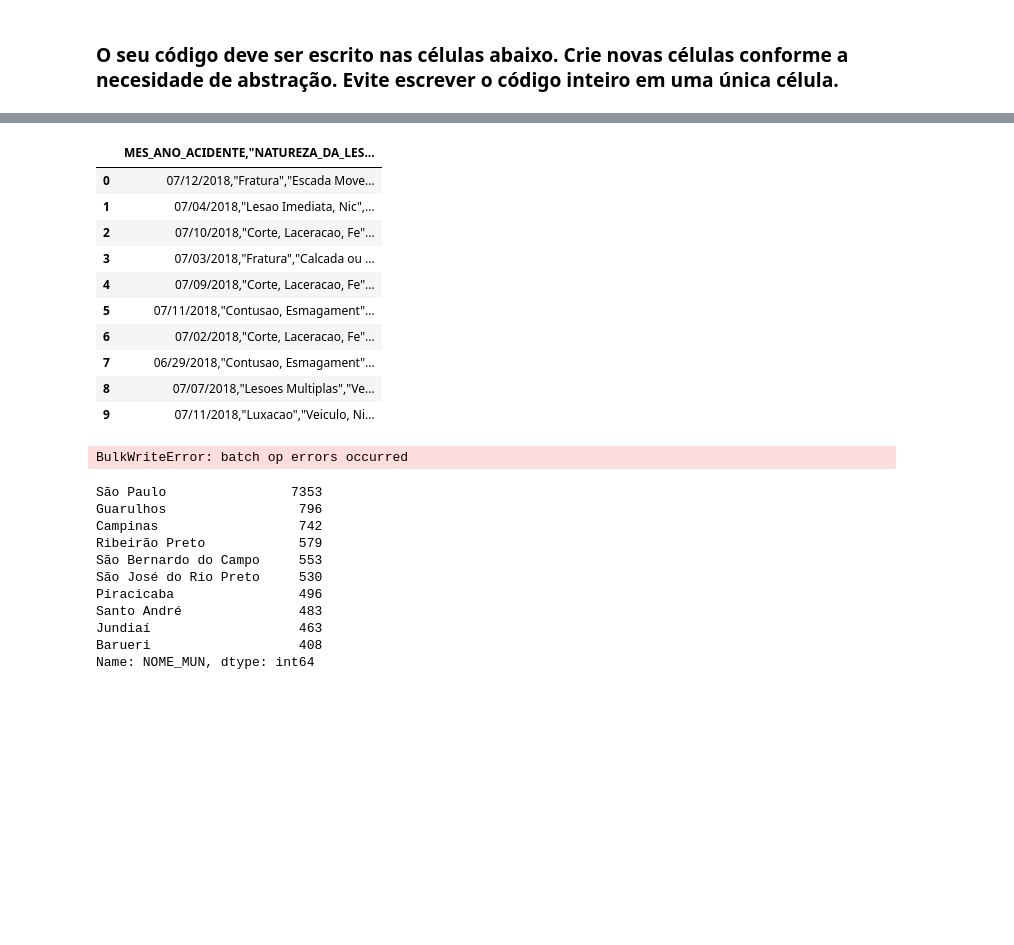
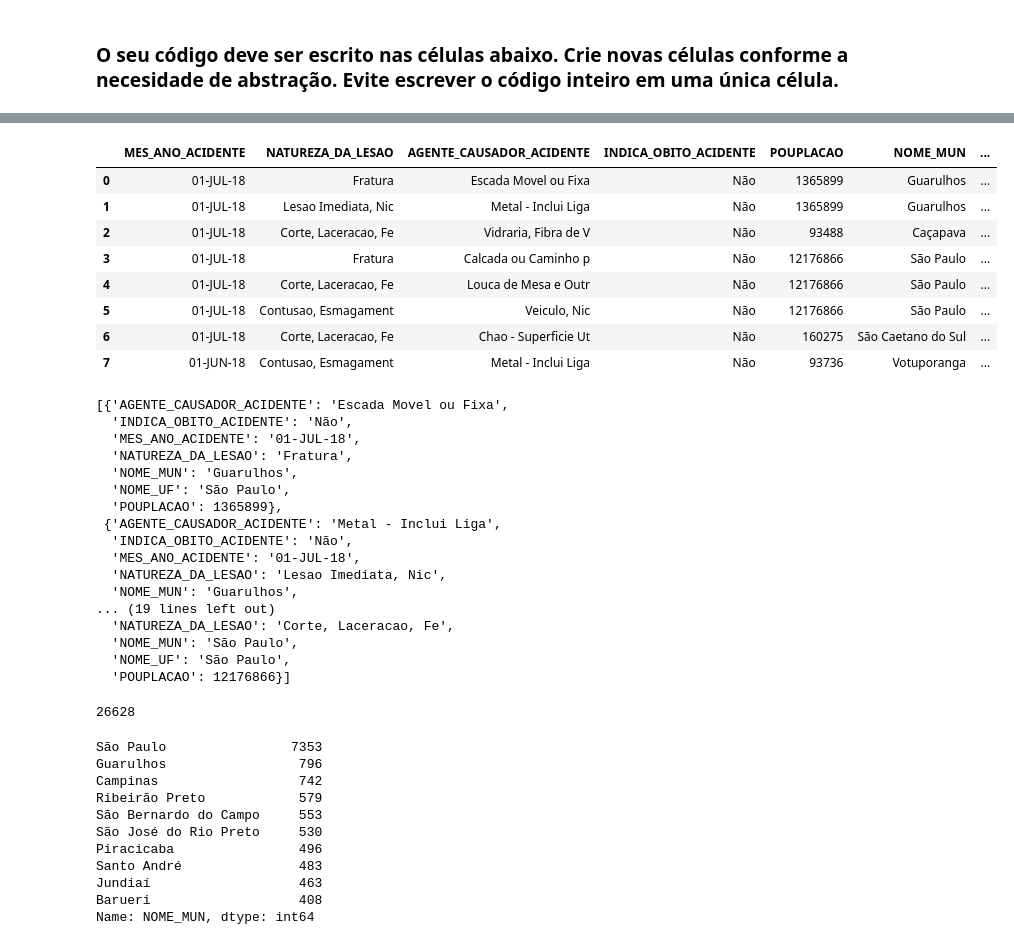
Before and after one commit to brunaoliveira/acidentes_de_trabalho, a Jupyter notebook: Enunciado_T2_final.ipynb, the cells around one changed output, grey strips where cells are left out. Drawn from its saved outputs; the diff is of its cells as text; code cells hidden in the pictures; blank space fills up the shorter version.

```diff
--- a/Enunciado_T2_final.ipynb
+++ b/Enunciado_T2_final.ipynb
@@ -106,36 +109,57 @@ mnist-original.mat. 100%[===================>]  52.87M  1.11MB/s    in 46s
 # %%
 # Comece a escrever seu código aqui
-df = pd.read_csv('report.csv', header=0, encoding="CP1252", sep=";", index_col=False)
-df_dict = df.to_dict ('records')
-print_dataframe(df.head(10))
+##df1 = pd.read_csv('report.csv', header=0, encoding = "CP1252", sep=";", index_col=False)
+df = pd.read_csv('data_acid.csv', header = 0 ,encoding = "CP1252", sep=",", index_col=False)
+print_dataframe(df.head(8))
+df_dict = df.to_dict('records')
+print_dataframe(df_dict[:5])
 # %% [output]
-|  | MES_ANO_ACIDENTE,"NATUREZA_DA_LES... |
-| 0 | 07/12/2018,"Fratura","Escada Move... |
-| 1 | 07/04/2018,"Lesao Imediata, Nic",... |
-| 2 | 07/10/2018,"Corte, Laceracao, Fe"... |
-| 3 | 07/03/2018,"Fratura","Calcada ou ... |
-| 4 | 07/09/2018,"Corte, Laceracao, Fe"... |
-| 5 | 07/11/2018,"Contusao, Esmagament"... |
-| 6 | 07/02/2018,"Corte, Laceracao, Fe"... |
-| 7 | 06/29/2018,"Contusao, Esmagament"... |
-| 8 | 07/07/2018,"Lesoes Multiplas","Ve... |
-| 9 | 07/11/2018,"Luxacao","Veiculo, Ni... |
+|  | MES_ANO_ACIDENTE | NATUREZA_DA_LESAO | AGENTE_CAUSADOR_ACIDENTE | INDICA_OBITO_ACIDENTE | POUPLACAO | NOME_MUN | ... |
+| 0 | 01-JUL-18 | Fratura | Escada Movel ou Fixa | Não | 1365899 | Guarulhos | ... |
+| 1 | 01-JUL-18 | Lesao Imediata, Nic | Metal - Inclui Liga | Não | 1365899 | Guarulhos | ... |
+| 2 | 01-JUL-18 | Corte, Laceracao, Fe | Vidraria, Fibra de V | Não | 93488 | Caçapava | ... |
+| 3 | 01-JUL-18 | Fratura | Calcada ou Caminho p | Não | 12176866 | São Paulo | ... |
+| 4 | 01-JUL-18 | Corte, Laceracao, Fe | Louca de Mesa e Outr | Não | 12176866 | São Paulo | ... |
+| 5 | 01-JUL-18 | Contusao, Esmagament | Veiculo, Nic | Não | 12176866 | São Paulo | ... |
+| 6 | 01-JUL-18 | Corte, Laceracao, Fe | Chao - Superficie Ut | Não | 160275 | São Caetano do Sul | ... |
+| 7 | 01-JUN-18 | Contusao, Esmagament | Metal - Inclui Liga | Não | 93736 | Votuporanga | ... |
+[{'AGENTE_CAUSADOR_ACIDENTE': 'Escada Movel ou Fixa',
+  'INDICA_OBITO_ACIDENTE': 'Não',
+  'MES_ANO_ACIDENTE': '01-JUL-18',
+  'NATUREZA_DA_LESAO': 'Fratura',
+  'NOME_MUN': 'Guarulhos',
+  'NOME_UF': 'São Paulo',
+  'POUPLACAO': 1365899},
+ {'AGENTE_CAUSADOR_ACIDENTE': 'Metal - Inclui Liga',
+  'INDICA_OBITO_ACIDENTE': 'Não',
+  'MES_ANO_ACIDENTE': '01-JUL-18',
+  'NATUREZA_DA_LESAO': 'Lesao Imediata, Nic',
+  'NOME_MUN': 'Guarulhos',
+... (19 lines left out)
+  'NATUREZA_DA_LESAO': 'Corte, Laceracao, Fe',
+  'NOME_MUN': 'São Paulo',
+  'NOME_UF': 'São Paulo',
+  'POUPLACAO': 12176866}]
 # %%
 user = 'dupla_9' # coloque o número da sua dupla aqui!
 pwd = 'topy0ec5' # coloque a senha da sua dupla aqui!
 client = MongoClient('mongodb://{}:{}@ds151066.mlab.com:51066/datascience'.format(user, pwd))
 db = client.datascience
 
-#db.dupla_9_collection.delete_many({})
-db.dupla_9_collection.insert_many(df_dict)
-# cursor = db.dupla_9_collection.find_one() # x é o numero da sua dupla!!
-# print (cursor)
-
+db.dupla_9_collection.delete_many({})
+##db.dupla_9_collection.insert_many(df_dict)
 # exemplo de consulta de documentos
-cursor = db.dupla_9_collection.find()# x é o numero da sua dupla!!
-##db.dupla_9_collection.insert_many(df, ordered=False)
+##cursor = db.dupla_9_collection.find()# x é o numero da sua dupla!!
+##db.dupla_9_collection.insert_many([{'x': i} for i in range(2)])
+total = db.dupla_9_collection.count_documents({})
+if(total==0):
+    try:
+        db.dupla_9_collection.insert_many(df_dict, ordered=False)
+    except pymongo.errors.BulkWriteError as e:
+        print(e.details)
+db.dupla_9_collection.count_documents({})
 # %% [output]
-BulkWriteError: batch op errors occurred
+26628
 # %%
 ##1.Quais os 10 municípios que mais possuem acidentes de trabalho? Faça um gráfico de barras para apresentar o resultado.
 acid_count = df['NOME_MUN'].value_counts(sort=True, ascending=False)[:10]
```
Also changed, not shown: parts of 6 cells of this notebook.
